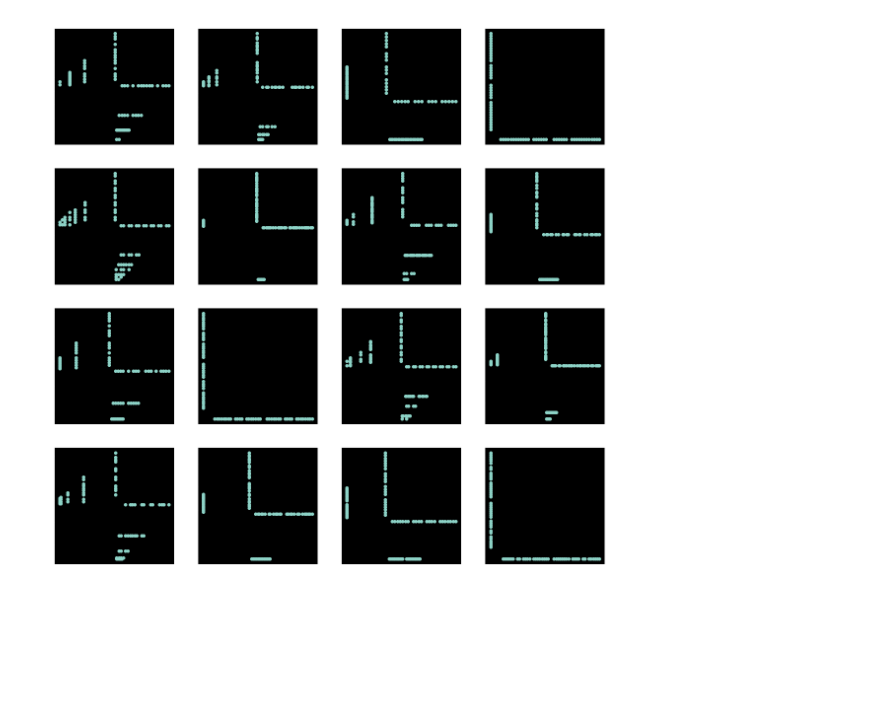
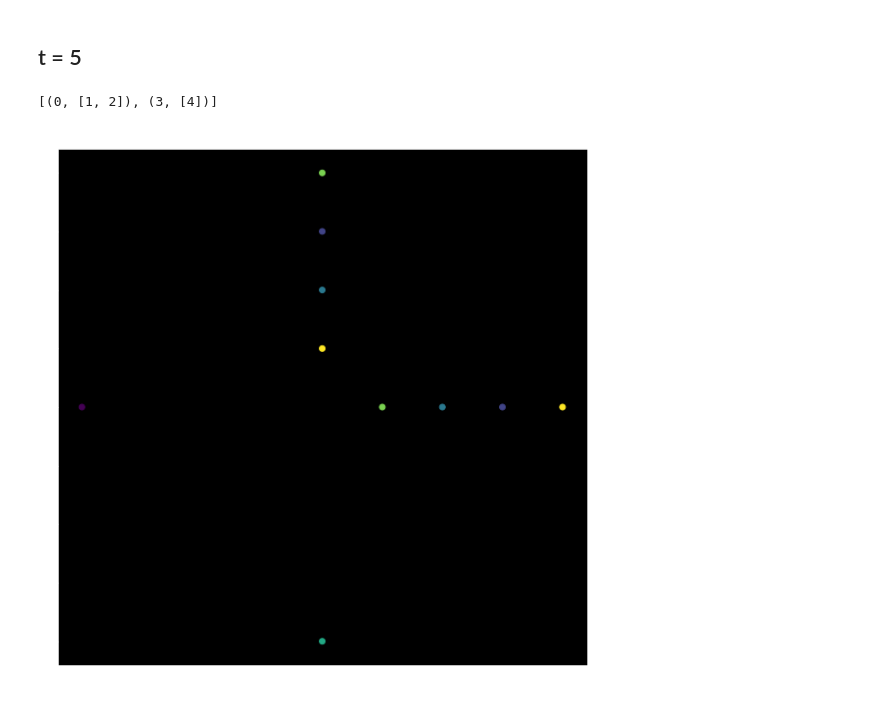
Before and after one commit to tcosmo/groupeModulaire, a Jupyter notebook: Visu.ipynb, the cells around one changed output. Drawn from its saved outputs; the diff is of its cells as text; code cells hidden in the pictures; blank space fills up the shorter version.

```diff
--- a/Visu.ipynb
+++ b/Visu.ipynb
@@ -141,12 +177,2 @@ plt.show()
-# %%
-plt.figure(figsize=(20,20))
-offset = 44
-for i in range(0,16):
-    plt.subplot(4,4,i+1)
-    coords = get_coords_with_trace(coord_and_trace,i+offset)
-    plt.scatter(coords[:,0], coords[:, 1])
-    plt.title("Trace = {}".format(i+offset))
-plt.savefig("ALotOfTrace2.png")
-plt.show()
-# %% [output]
-[figure, removed]
+# %% [markdown]
+## t = 5
@@ -152,0 +185,45 @@ plt.show()
+# %%
+def get_circular_rep(word):
+    """ Returns the min (lex order) of the circular permutations of 'word'.
+    """
+    return min(get_circular_shifts(word))
+# %%
+d = {0: [1,2], 3: [4]}
+l = list(d.items())
+l
+# %% [output]
+[(0, [1, 2]), (3, [4])]
+# %%
+def get_conjugaison_classes(nodes):
+    """ Gets a list of nodes and return list of (node, class number, class_rep).
+    """
+    classes = {}
+    for n in nodes:
+        rep = get_circular_rep(n.address)
+        if not rep in classes:
+            classes[rep] = []
+        classes[rep].append(n)
+
+    sorted_class = sorted(list(classes.items()), key=lambda x: len(x[0]))
+
+    to_return = []
+    for i,(rep,class_) in enumerate(sorted_class):
+        for n in class_:
+            to_return.append((n,i,rep))
+
+    return to_return, len(classes)
+# %%
+def plot_conj_classes(root, trace, save=None):
+    nodes = get_nodes_with_property(root, get_trace_property(trace))
+    conj_classes, nb_classes = get_conjugaison_classes(nodes)
+
+    coords = np.array([n[0].get_coord() for n in conj_classes ])
+    colors = [n[1] for n in conj_classes ]
+
+    plt.figure(figsize=(10,10))
+    plt.scatter(coords[:,0],coords[:,1], c=colors)
+
+    plt.title("Their are {} conjugaison classes, {} matrices, for trace = {}".format(nb_classes, len(coords), trace))
+    if not save is None:
+        plt.savefig("images/"+save)
+    plt.show()
@@ -152,0 +250,4 @@ plt.show()
+# %%
+plot_conj_classes(root, 5, save="conjClass5.png")
+# %% [output]
+[figure, added]
```
Also changed, not shown: parts of 24 cells of this notebook, 21 other files.
